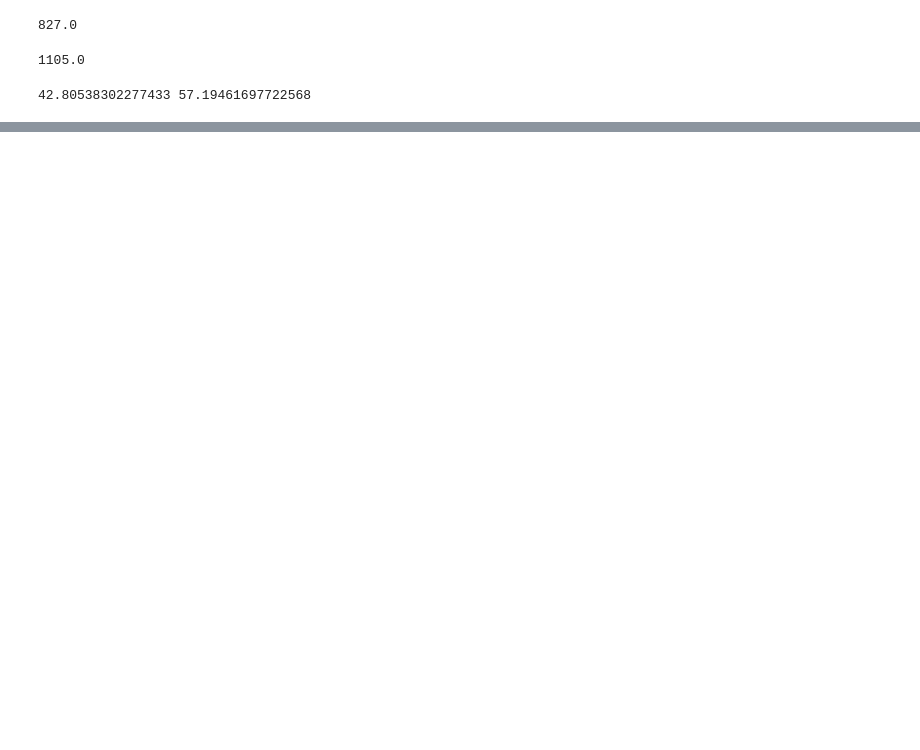
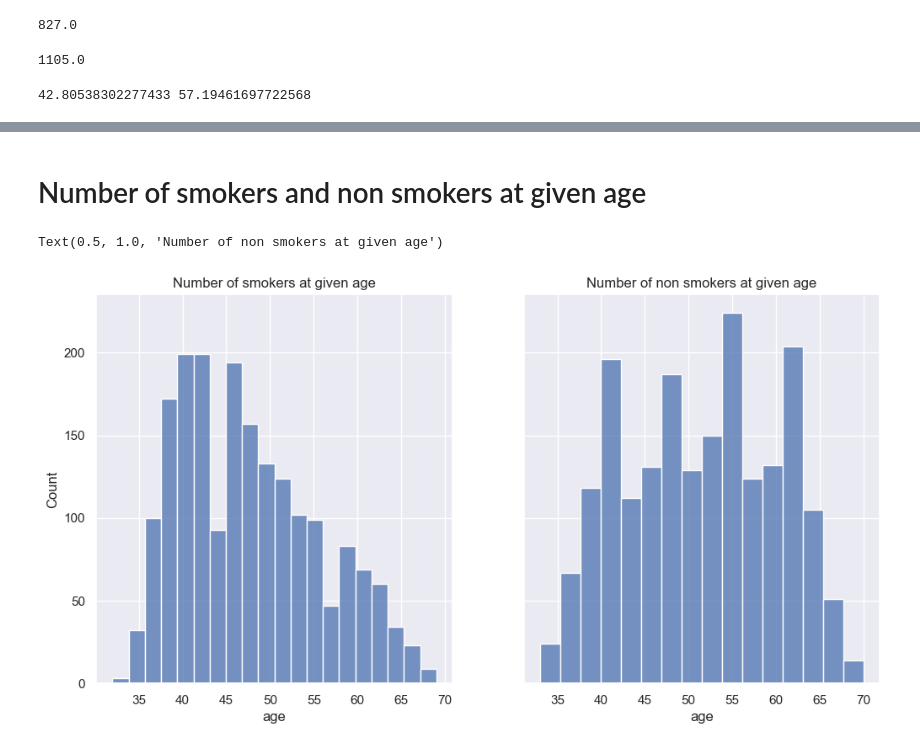
Before and after one commit to RadoslawMroz/smokers-health-data-analysis, a Jupyter notebook: main.ipynb, the cells around one changed output, grey strips where cells are left out. Cells and saved outputs as stored; diff of their text form; code cells hidden in the pictures; blank space fills up the shorter version.

```diff
--- a/main.ipynb
+++ b/main.ipynb
@@ -108,0 +135,14 @@ plt.pie([women_smokers_percentage, men_smokers_percentage],
+# %% [markdown]
+# Number of smokers and non smokers at given age
+# %%
+smokers_data = data[data['current_smoker'] == 'yes']
+non_smokers_data = data[data['current_smoker'] == 'no']
+
+f, axs = plt.subplots(1, 2, sharey=True, figsize=(12,6))
+sns.histplot(smokers_data['age'], ax=axs[0])
+axs[0].set_title('Number of smokers at given age')
+sns.histplot(non_smokers_data['age'], ax=axs[1])
+axs[1].set_title('Number of non smokers at given age')
+# %% [output]
+Text(0.5, 1.0, 'Number of non smokers at given age')
+[figure, added]
```
Also changed, not shown: parts of 6 cells of this notebook.
